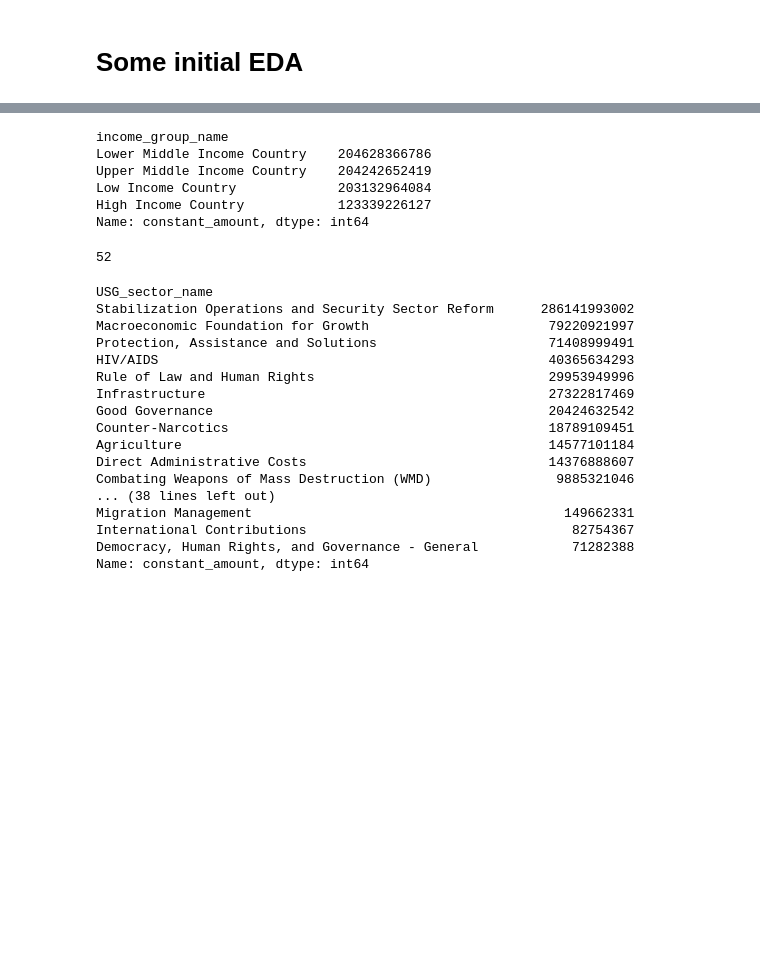
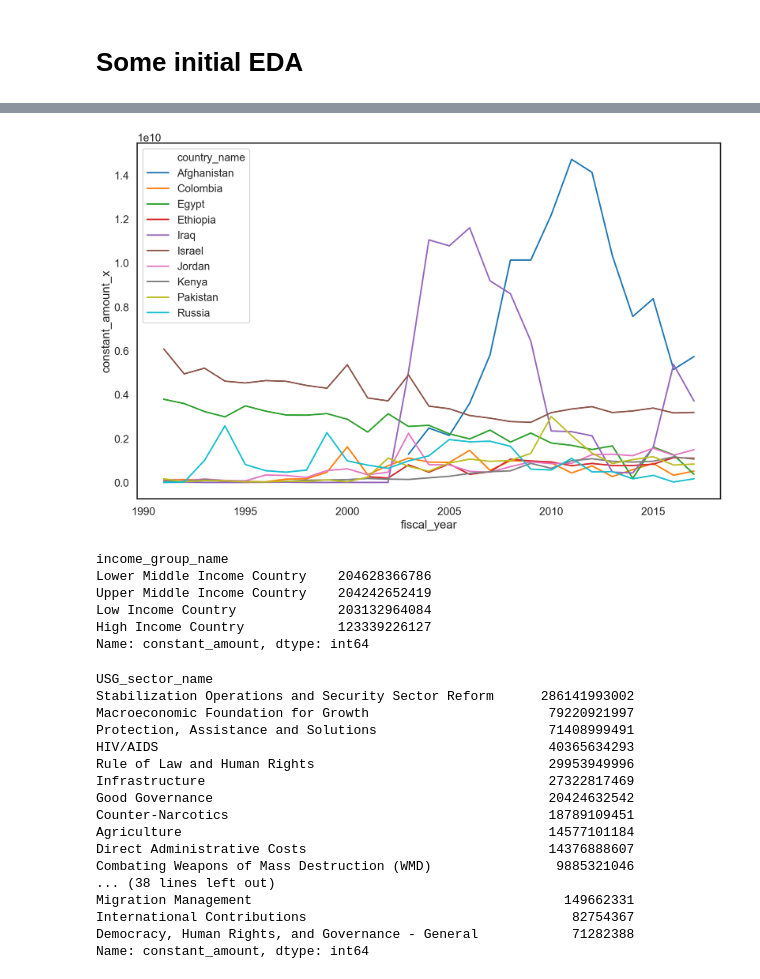
Before and after one commit to geneveeves/Metis_Project5, a Jupyter notebook: 03_Project5_EDA_AllData.ipynb, the cells around one changed output, grey strips where cells are left out. Cells and saved outputs as stored; diff of their text form; code cells hidden in the pictures; blank space fills up the shorter version.

```diff
--- a/03_Project5_EDA_AllData.ipynb
+++ b/03_Project5_EDA_AllData.ipynb
@@ -222,0 +328,7 @@ plt.savefig('top_20_countries.png', bbox_inches = 'tight');
+# %%
+# Top 10 by year
+# Merge dataframes
+top_10_by_year = pd.merge(df, top_10, how='inner', on='country_name'
+                         ).groupby(['country_name', 'fiscal_year']
+                                  )['constant_amount_x'].sum().reset_index()
+top_10_by_year.head()
@@ -223,5 +342,10 @@ plt.savefig('top_20_countries.png', bbox_inches = 'tight');
 # %%
-# Plot USAID spending for top 20 countries over time
+# Plot USAID spending for top 10 countries over time
+sns.set_context("talk")
+plt.figure(figsize=(16, 10))
+sns.lineplot(x='fiscal_year', y='constant_amount_x', hue='country_name', data=top_10_by_year);
+# %% [output]
+[figure, added]
 # %%
 # Which income-level countries has the US given the most aid to?
 df.groupby('income_group_name').sum().sort_values(
@@ -238,9 +362,5 @@ Name: constant_amount, dtype: int64
 # df.loc[df.income_group_name == 'High Income Country']['USG_sector_name'].unique()
 
 ### Result: all kinds
-# %%
-df.USG_sector_name.nunique()
-# %% [output]
-52
 # %%
 # See how much money has been given to various sector programs/purposes
```
Also changed, not shown: parts of 22 cells of this notebook, 6 other files.
